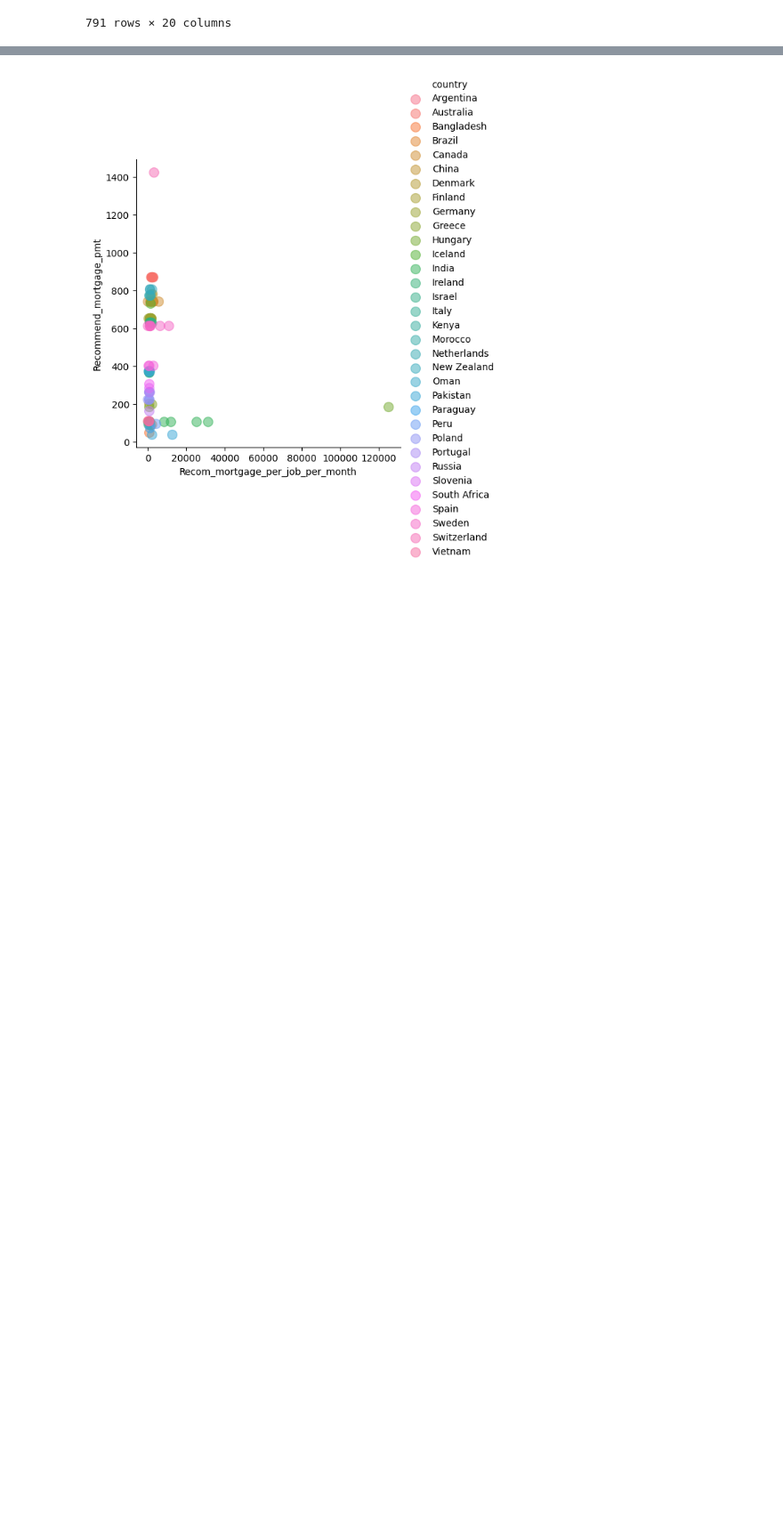
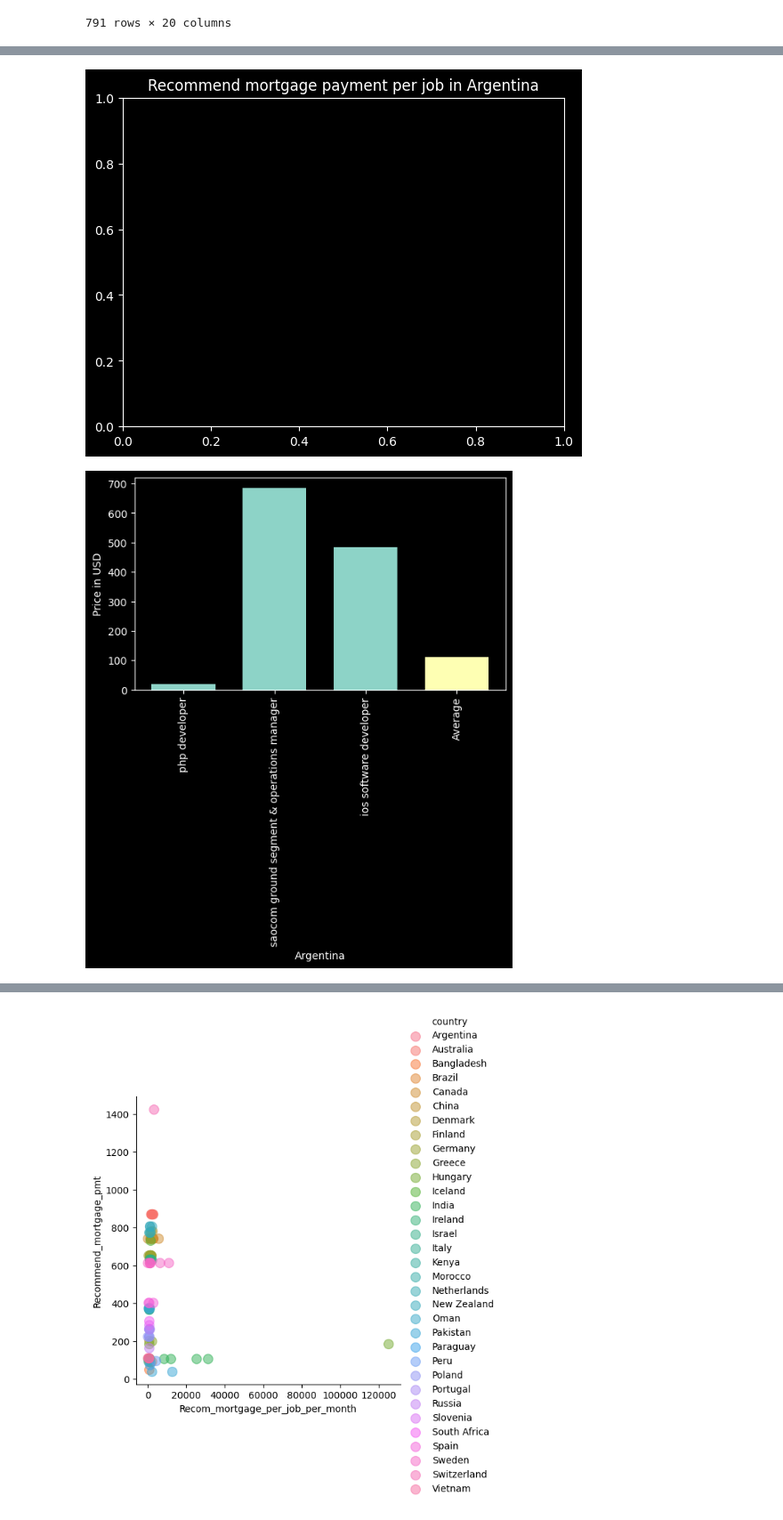
Before and after one commit to ChloeL6/Independent-Cost-of-living, a Jupyter notebook: chloe.ipynb, the cells around one changed output, grey strips where cells are left out. Shown at 89% size. Saved outputs shown, nothing was run; the diff lists cells and outputs as text; code cells hidden in the pictures; blank space fills up the shorter version.

```diff
--- a/chloe.ipynb
+++ b/chloe.ipynb
@@ -206,3 +207,24 @@ filter_software.head(5)
+# %%
+plt.title('Recommend mortgage payment per job in Argentina')
+
+bar_width = 0.7
+
+fig= plt.figure()
+# Rotation of the bar names
+plt.xticks(rotation=90)
+
+fig.subplots_adjust(bottom=0.4, top=0.99, wspace=0.99)
+
+plt.bar(filter_country['job_title'], filter_country['Recom_mortgage_per_job_per_month'], width=bar_width)
+plt.bar('Average',filter_country['Recommend_mortgage_pmt'], width=bar_width)
+
+plt.xlabel('Argentina')
+plt.ylabel('Price in USD')
+
+plt.show()
+# %% [output]
+[figure, added]
+[figure, added]
 # %%
 import folium
 from folium.plugins import MarkerCluster
```
Also changed, not shown: parts of 3 cells of this notebook.
